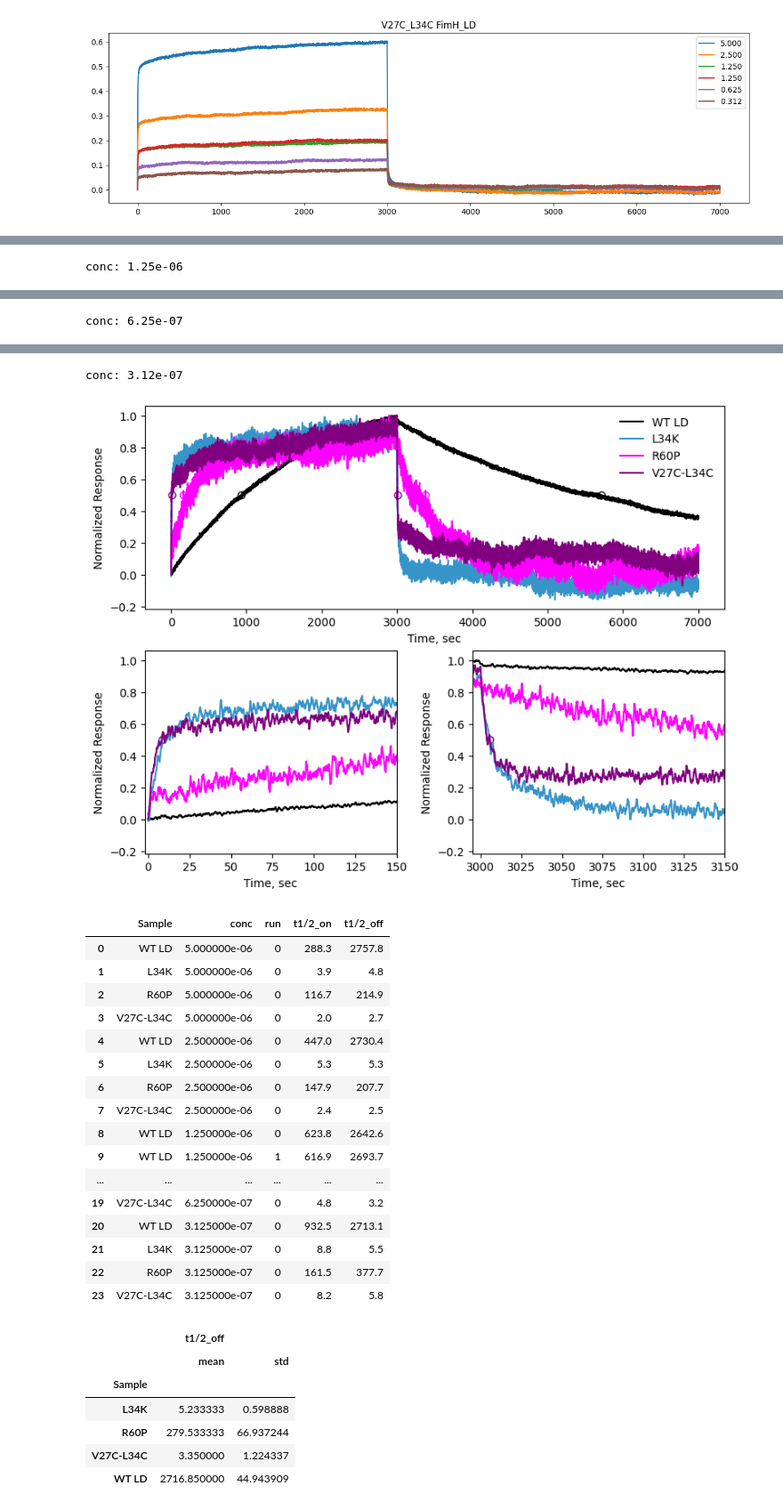
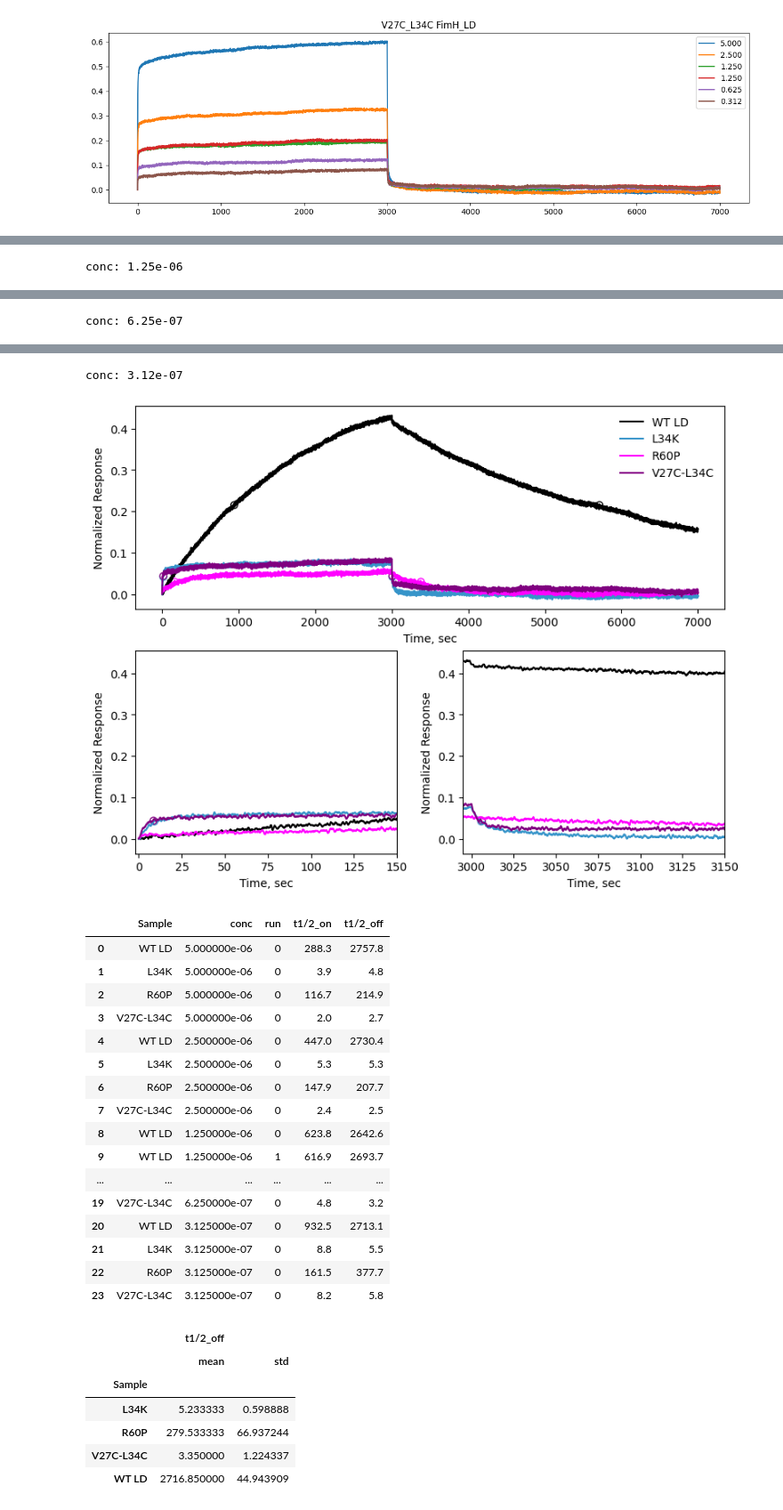
Before and after one commit to tuttlelm/FimH_L34K_paper, a Jupyter notebook: BLI/FimH_mutants_BLI_analysis.ipynb, the cells around one changed output, grey strips where cells are left out. Shown: that part at 89% size. Drawn from its saved outputs; the diff is of its cells as text; code cells hidden in the pictures.

```diff
--- a/BLI/FimH_mutants_BLI_analysis.ipynb
+++ b/BLI/FimH_mutants_BLI_analysis.ipynb
@@ -148,27 +148,35 @@ for use_conc in bli_data_all[bli_data_all['sample'].isin(samps)]['conc'].unique(
             #sid = bli_data_all[(bli_data_all['sample']==samp) & (bli_data_all['conc']==use_conc)]['sampleID'].values[0]
             sid = labels[samp]
             #print(samp,sid)
-            response = response/np.max(response)
+            rmax = np.max(response)
+            rnorm = rmax # 1.0
+            response = response/rmax
             t_half_on = t[np.argmax(response>0.5)]
             t_half_off = t[::-1][np.argmax(response[::-1]>0.5)]
             #print(sid,"{:.0f}".format(t_half_on),"{:.0f}".format(t_half_off-3000))
-            ax0.plot(t,response,label=sid,color=colorsm[samp])
-            ax0.scatter([t_half_on,t_half_off],[0.5,0.5],marker='o',edgecolor=colorsm[samp],color='w')
-            ax1.plot(t,response,color=colorsm[samp])
-            ax1.scatter([t_half_on,t_half_off],[0.5,0.5],marker='o',edgecolor=colorsm[samp],color='w')
+            ax0.plot(t,response*rnorm,label=sid,color=colorsm[samp])
+            ax0.scatter([t_half_on,t_half_off],[0.5*rnorm,0.5*rnorm],marker='o',edgecolor=colorsm[samp],color='w')
+            ax1.plot(t,response*rnorm,color=colorsm[samp])
+            ax1.scatter([t_half_on,t_half_off],[0.5*rnorm,0.5*rnorm],marker='o',edgecolor=colorsm[samp],color='w')
             ax1.set_xlim(-2,150)
-            ax2.plot(t,response,color=colorsm[samp])
-            ax2.scatter([t_half_on,t_half_off],[0.5,0.5],marker='o',edgecolor=colorsm[samp],color='w')
+            ax2.plot(t,response*rnorm,color=colorsm[samp])
+            ax2.scatter([t_half_on,t_half_off],[0.5*rnorm,0.5*rnorm],marker='o',edgecolor=colorsm[samp],color='w')
             ax2.set_xlim(Tswitch-5,Tswitch+150)
             halflife = pd.concat([halflife,pd.DataFrame({'Sample':[sid],'conc':[use_conc],'run':[i],'t1/2_on':[t_half_on],'t1/2_off':[t_half_off-3000]})],ignore_index=True)
         for i,axi in enumerate(fig.axes):
+            if rnorm == 1:
+                axi.set_ylabel("Normalized Response")
+                add_label = 'Norm'
+            else:
+                axi.set_ylabel("Response")
+                add_label = 'NoNorm'
             axi.set_ylabel("Normalized Response")
             axi.set_xlabel("Time, sec")
     ax0.legend(frameon=False);
     plt.show()
 if save:
-    fig.savefig(os.path.join(Output_DIR,'FimH_BLI_overlay_5uMresponse_'+date+'.pdf'),format='pdf',dpi=600,bbox_inches = 'tight')
-    fig.savefig(os.path.join(Output_DIR,'FimH_BLI_overlay_5uMresponse_'+date+'.svg'),format='svg',bbox_inches='tight')
+    fig.savefig(os.path.join(Output_DIR,'FimH_BLI_overlay_5uMresponse_'+add_label+'_'+date+'.pdf'),format='pdf',dpi=600,bbox_inches = 'tight')
+    fig.savefig(os.path.join(Output_DIR,'FimH_BLI_overlay_5uMresponse_'+add_label+'_'+date+'.svg'),format='svg',bbox_inches='tight')
 
 
 # for i,s in enumerate(samps):
@@ -188,5 +196,5 @@ conc: 6.25e-07
 conc: 3.12e-07
-[figure, old version]
+[figure, new version]
 |  | Sample | conc | run | t1/2_on | t1/2_off |
 | 0 | WT LD | 5.000000e-06 | 0 | 288.3 | 2757.8 |
 | 1 | L34K | 5.000000e-06 | 0 | 3.9 | 4.8 |
```
Also changed, not shown: parts of 1 cell of this notebook.
